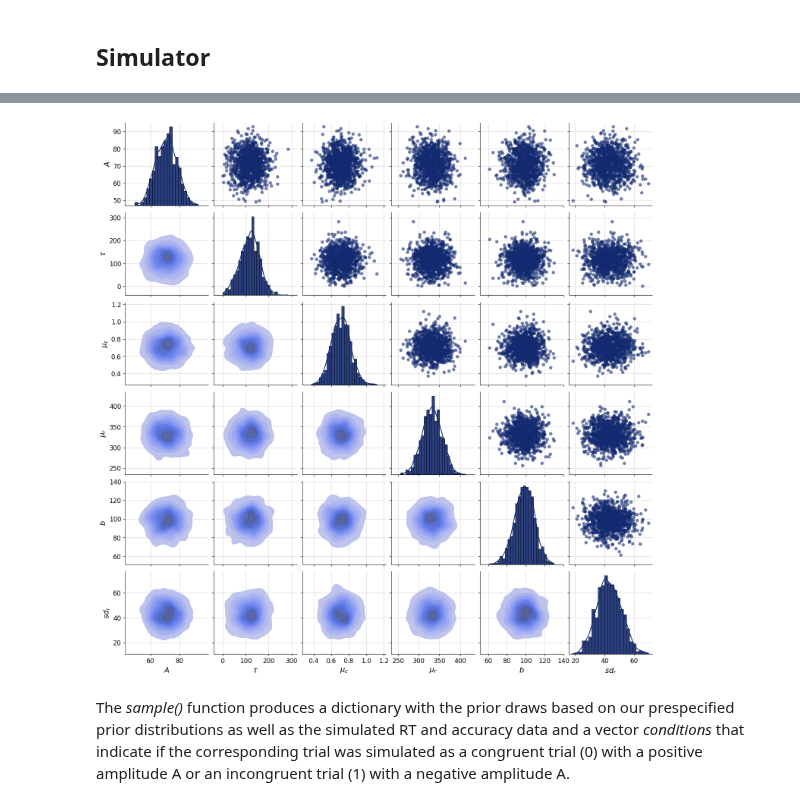
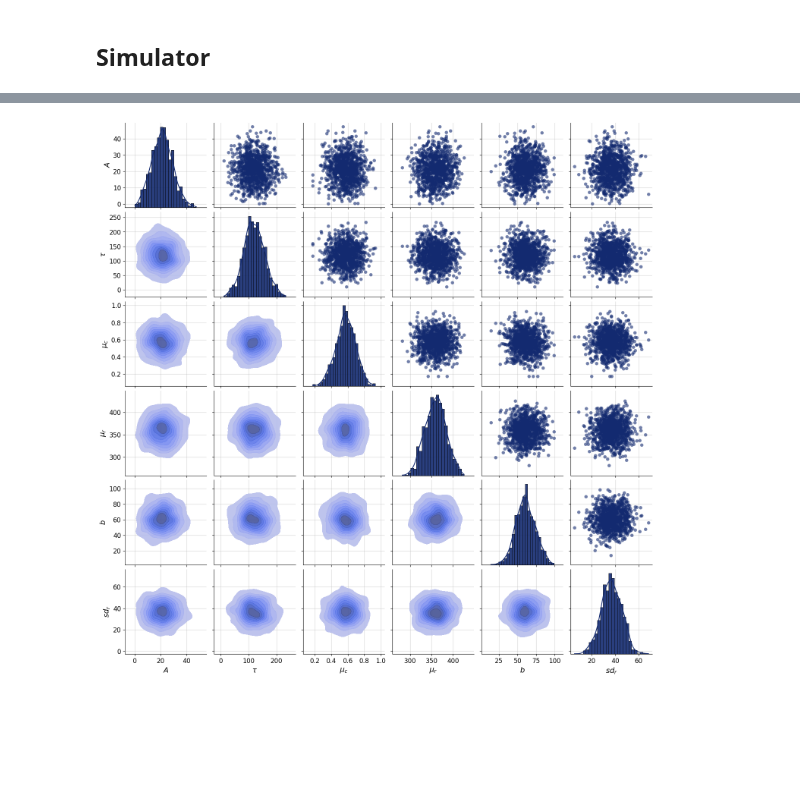
Before and after one commit to simschaefer/amortized-dmc, a Jupyter notebook: notebooks/dmc_introduction.ipynb, the cells around one changed output, grey strips where cells are left out. Saved outputs shown, nothing was run; the diff lists cells and outputs as text; code cells hidden in the pictures; blank space fills up the shorter version.

```diff
--- a/notebooks/dmc_introduction.ipynb
+++ b/notebooks/dmc_introduction.ipynb
@@ -46,10 +94,6 @@ The parameter `sdr_fixed` controls the fixed value of the non-decision time vari
 # %%
-from dmc import DMC
-
-param_names = ("A", "tau", "mu_c", "mu_r", "b", "sd_r")
-
-simulator = DMC(prior_means=np.array([70.8, 114.71, 0.71, 332.34, 98.36, 43.36]),
-                prior_sds=np.array([7.39, 41.9, 0.11, 23.96, 10.6, 8.27]),
+simulator = DMC(prior_means=np.array([20.49, 118.36, 0.57, 358.01, 61.0, 36.93]),
+                prior_sds=np.array([8.4, 37.6, 0.12, 24.27, 13.23, 8.6]),
                 sdr_fixed=None,
                 param_names=param_names,
                 tmax=1500,
@@ -66 +108,5 @@ test_data = simulator.sample(1000)
+# %%
+n_individuals = 1000
+
+test_data = simulator.sample(batch_size=n_individuals)
 # %% [markdown]
@@ -84,12 +134,8 @@ First, we inspect our prior distributions:
 # %%
-from dmc import param_labels
-
 f = bf.diagnostics.plots.pairs_samples(
     samples=test_data,
     variable_keys=param_names,
-    variable_names=param_labels(param_names)
+    variable_names=dmc_helpers.param_labels(param_names)
 )
 # %% [output]
-[figure, old version]
+[figure, new version]
-# %% [markdown]
-The *sample()* function produces a dictionary with the prior draws based on our prespecified prior distributions as well as the simulated RT and accuracy data and a vector *conditions* that indicate if the corresponding trial was simulated as a congruent trial (0) with a positive amplitude A or an incongruent trial (1) with a negative amplitude A.
```
Also changed, not shown: parts of 56 cells of this notebook, 5 other files.
